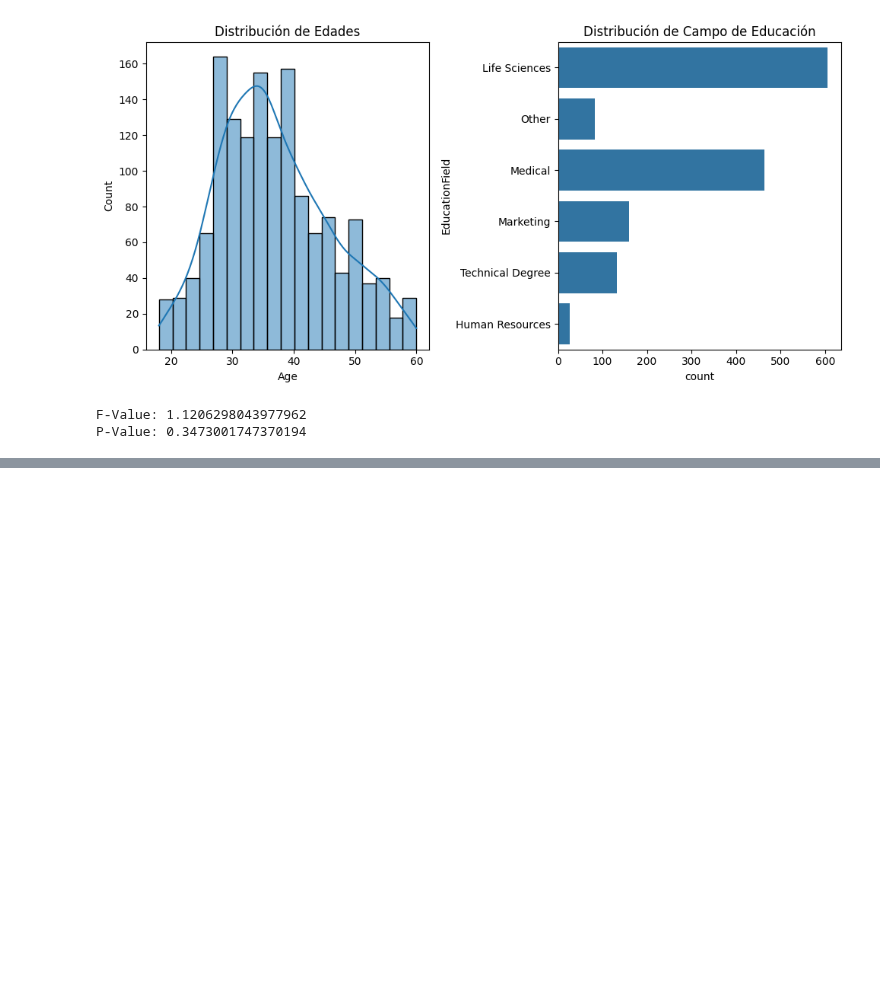
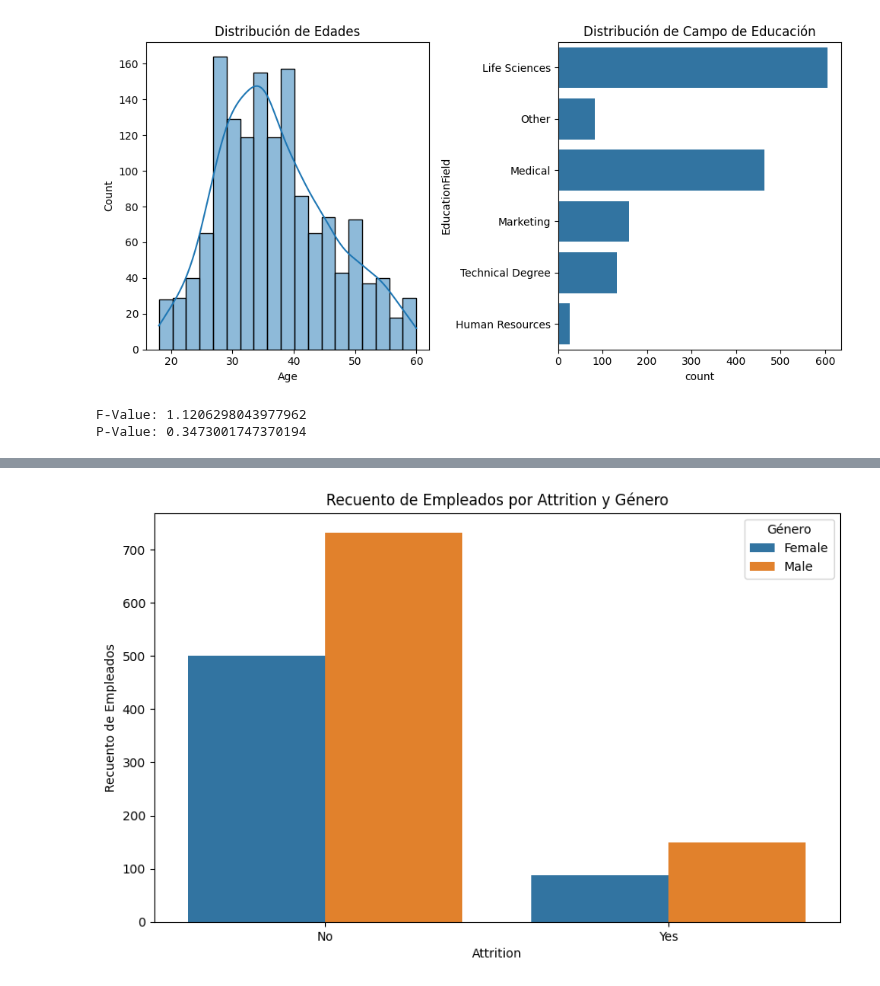
Before and after one commit to hugofmr/estadistica_edem, a Jupyter notebook: employee_attrition/employee_attrition_hm.ipynb, the cells around one changed output, grey strips where cells are left out. Cells and saved outputs as stored; diff of their text form; code cells hidden in the pictures; blank space fills up the shorter version.

```diff
--- a/employee_attrition/employee_attrition_hm.ipynb
+++ b/employee_attrition/employee_attrition_hm.ipynb
@@ -170,0 +147,5 @@ Passing `palette` without assigning `hue` is deprecated and will be removed in v
+# %%
+# Agrupar los datos por 'Attrition' y 'Gender', y contar el número de empleados en cada grupo
+attrition_gender_grouped = df.groupby(['Attrition', 'Gender']).size().reset_index(name='Count')
+
+attrition_gender_grouped
@@ -170,0 +158,13 @@ Passing `palette` without assigning `hue` is deprecated and will be removed in v
+# %%
+
+# Crear un gráfico de barras para mostrar el recuento de empleados por 'Attrition' y 'Gender'
+plt.figure(figsize=(10, 6))
+sns.barplot(x='Attrition', y='Count', hue='Gender', data=attrition_gender_grouped)
+
+plt.title('Recuento de Empleados por Attrition y Género')
+plt.xlabel('Attrition')
+plt.ylabel('Recuento de Empleados')
+plt.legend(title='Género')
+plt.show()
+# %% [output]
+[figure, added]
```
Also changed, not shown: parts of 8 cells of this notebook, 1 other file.
